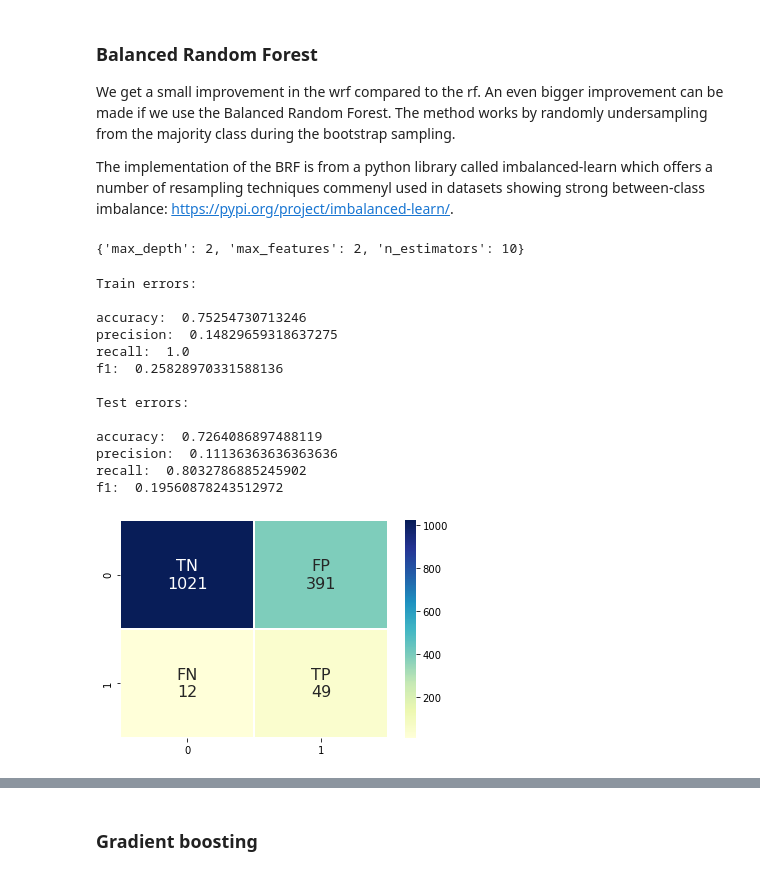
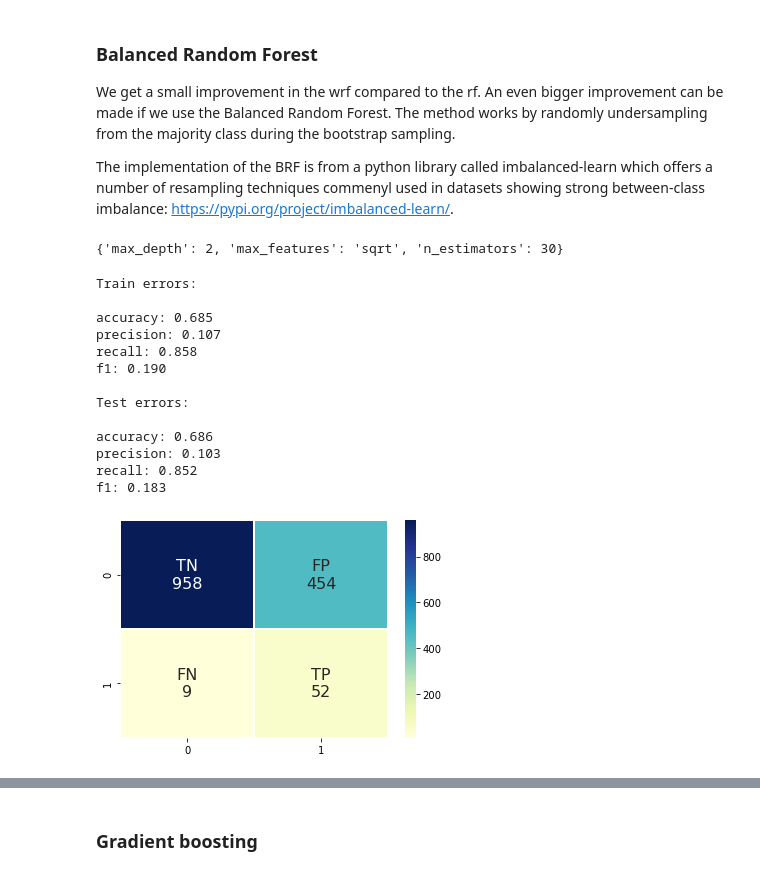
Before and after one commit to ebbeberge/stroke-classification, a Jupyter notebook: ensemble_methods.ipynb, the cells around one changed output, grey strips where cells are left out. Saved outputs shown, nothing was run; the diff lists cells and outputs as text; code cells hidden in the pictures.

```diff
--- a/ensemble_methods.ipynb
+++ b/ensemble_methods.ipynb
@@ -195,3 +205,5 @@ All the models below are fitted with generic parameters, as the correct gridsear
+# %%
+metric = 'recall' # Tried: roc_auc, f1_weighted (best so far), balanced acc (actually best so far)
 # %% [markdown]
 ### Decision tree
 
@@ -410,50 +419,46 @@ We get a small improvement in the wrf compared to the rf. An even bigger improve
 
 The implementation of the BRF is from a python library called imbalanced-learn which offers a number of resampling techniques commenyl used in datasets showing strong between-class imbalance: https://pypi.org/project/imbalanced-learn/.
 # %%
-np.random.seed(41)
+parameters = {'n_estimators': [5, 10, 30, 50],
+              'max_features': (2, 'sqrt', 8),
+              'max_depth': range(1, 10, 1)}
 
-parameters = {'n_estimators': [10, 30, 50],
-              'max_features': (2, 'sqrt', 8),
-              'max_depth': range(1, 3, 1)}
-
-clf = GridSearchCV(estimator = BalancedRandomForestClassifier(random_state=41,
-                                                              criterion='gini',
-                                                              #class_weight = 'balanced_subsample',
-                                                              bootstrap=True,
-                                                              oob_score=False),
+clf = GridSearchCV(estimator = BalancedRandomForestClassifier(random_state = 23,
+                                                              criterion = 'gini',
+                                                              class_weight = 'balanced_subsample',
+                                                              bootstrap = True,
+                                                              oob_score = False),
                   param_grid = parameters,
-                  scoring = "accuracy",
-                  cv = 5,
-                  return_train_score = True)
+                  scoring = metric,
+                  cv = 5)
 
 clf = clf.fit(x_train, y_train)
 results = clf.cv_results_
 best_params = clf.best_params_
 print(best_params)
 # %% [output]
-{'max_depth': 2, 'max_features': 2, 'n_estimators': 10}
+{'max_depth': 2, 'max_features': 'sqrt', 'n_estimators': 30}
 # %%
-#brf = BalancedRandomForestClassifier(**best_params)
-brf = BalancedRandomForestClassifier(random_state = 41, class_weight = "balanced_subsample")
+brf = BalancedRandomForestClassifier(**best_params, class_weight = 'balanced_subsample')
 brf_fit = brf.fit(x_train, y_train)
 
 train_error(model_fit = brf_fit)
 test_error(model_fit = brf_fit)
 # %% [output]
 Train errors:
 
-accuracy:  0.75254730713246
-precision:  0.14829659318637275
-recall:  1.0
-f1:  0.25828970331588136
+accuracy: 0.685
+precision: 0.107
+recall: 0.858
+f1: 0.190
 
 Test errors:
 
-accuracy:  0.7264086897488119
-precision:  0.11136363636363636
-recall:  0.8032786885245902
-f1:  0.19560878243512972
+accuracy: 0.686
+precision: 0.103
+recall: 0.852
+f1: 0.183
-[figure, old version]
+[figure, new version]
 # %%
 roc(model_fit = brf_fit, x_test = x_test, y_test = y_test)
 # %% [output]
```
Also changed, not shown: parts of 40 cells of this notebook.
